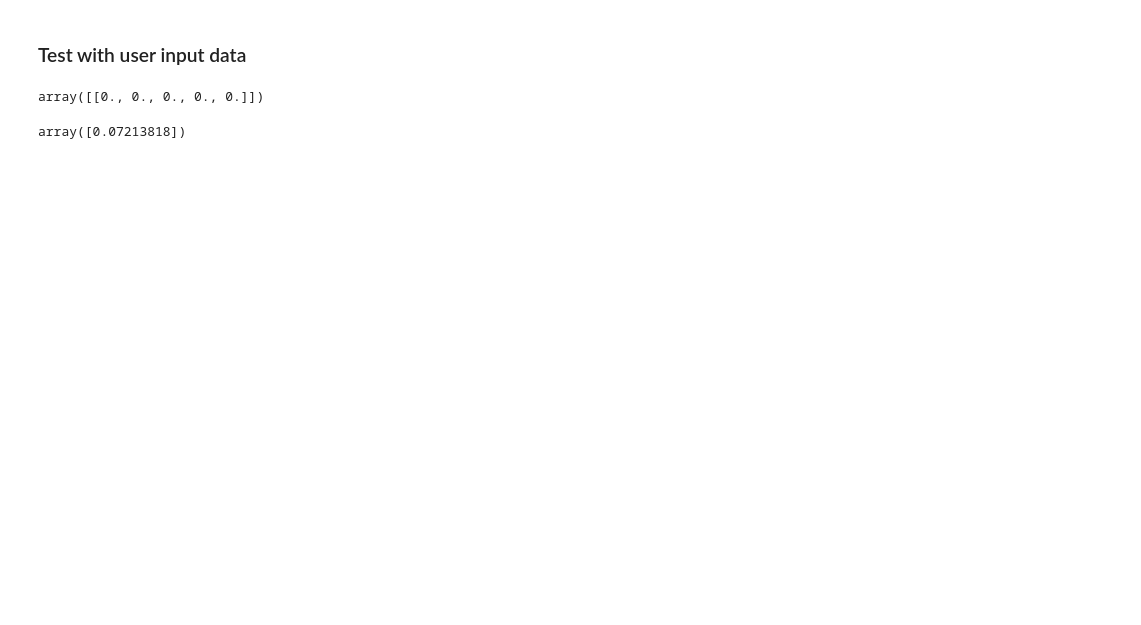
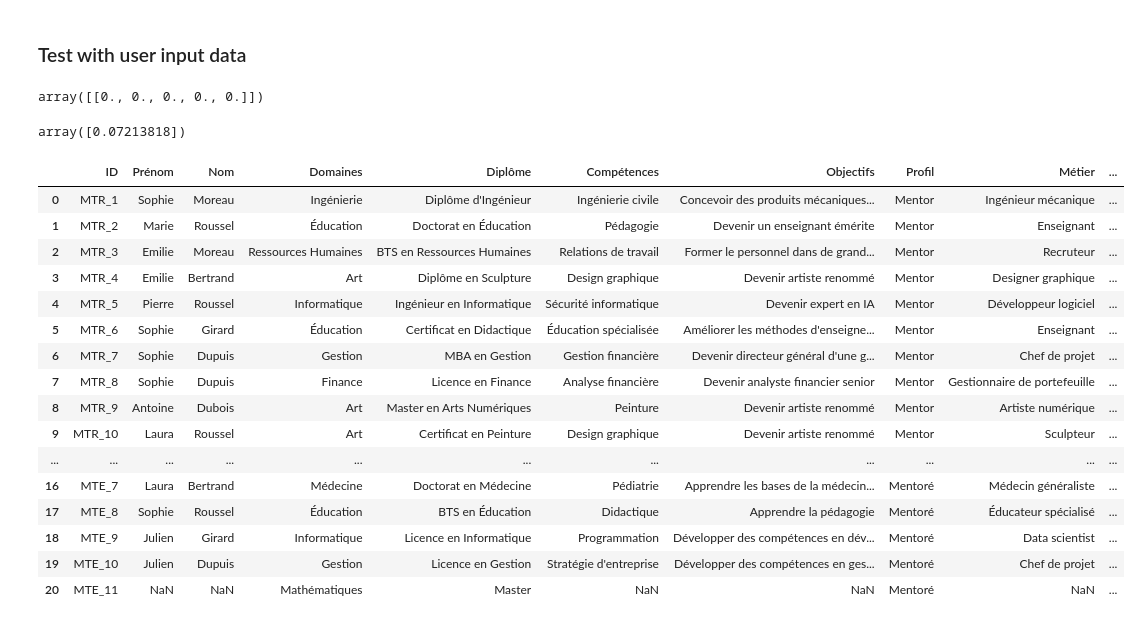
Before and after one commit to MariefloChm/Projet_intensif, a Jupyter notebook: generate_data.ipynb, the cells around one changed output. Saved outputs shown, nothing was run; the diff lists cells and outputs as text; code cells hidden in the pictures; blank space fills up the shorter version.

```diff
--- a/generate_data.ipynb
+++ b/generate_data.ipynb
@@ -520,15 +539,15 @@ array([0.10481523, 0.10318099, 0.11339316, ..., 0.10916392, 0.08958906,
 # %% [markdown]
 #### Useful functions
 # %%
-from matplotlib import axis
-def process_data(user_inp_df, method="OrdEncoding"):
-    oh =OrdinalEncoder()
+
+def process_data(user_inp_df):
+    oh =OneHotEncoder(sparse=True)
     x_encoded = oh.fit_transform(user_inp_df)
-    return x_encoded
-def get_user_input():
-    feat =["Domaines","Diplôme","Compétences","Objectifs","Métier"]
+    return x_encoded, oh
+
+def get_user_input(feat =["Domaines","Diplôme","Compétences","Objectifs","Métier"]):
     user_input = {k:[input(f"Please Enter {k}")] for  k in feat}
-    return process_data(pd.DataFrame(user_input))
+    return pd.DataFrame(user_input)
 # %%
 def fit_model(x, y, model_name="rF"):
     algo_dict ={"rF":RandomForestRegressor(),"gRb":GradientBoostingRegressor(),"lr":LinearRegression()}
@@ -583,3 +591,38 @@ array([[0., 0., 0., 0., 0.]])
 model.predict(user_input_df)
 # %% [output]
 array([0.07213818])
+# %%
+current_feat =["Domaines","Diplôme","Profil"]
+# %%
+
+def add_new_mentee_data(raw_df, feat):
+    new_mentee_data =  get_user_input(feat=feat)
+    # new_mentee_data.index[-1]= new_mentee_data.index[-1]+1
+    id_number  = int(raw_df.query("Profil=='Mentoré'")["ID"].iloc[-1].split("_")[1])+1
+    new_mentee_data["ID"]=["MTE_"+str(id_number)]
+    # new_mentee_data.reset_index(drop=True, inplace=True)
+    res_df =pd.concat([raw_df,new_mentee_data], axis=0)
+    res_df.reset_index(inplace=True, drop=True)
+    return res_df
+# %%
+updated_df = add_new_mentee_data(df,feat=current_feat)
+# %%
+updated_df
+# %% [output]
+|  | ID | Prénom | Nom | Domaines | Diplôme | Compétences | Objectifs | Profil | Métier | ... |
+| 0 | MTR_1 | Sophie | Moreau | Ingénierie | Diplôme d'Ingénieur | Ingénierie civile | Concevoir des produits mécaniques... | Mentor | Ingénieur mécanique | ... |
+| 1 | MTR_2 | Marie | Roussel | Éducation | Doctorat en Éducation | Pédagogie | Devenir un enseignant émérite | Mentor | Enseignant | ... |
+| 2 | MTR_3 | Emilie | Moreau | Ressources Humaines | BTS en Ressources Humaines | Relations de travail | Former le personnel dans de grand... | Mentor | Recruteur | ... |
+| 3 | MTR_4 | Emilie | Bertrand | Art | Diplôme en Sculpture | Design graphique | Devenir artiste renommé | Mentor | Designer graphique | ... |
+| 4 | MTR_5 | Pierre | Roussel | Informatique | Ingénieur en Informatique | Sécurité informatique | Devenir expert en IA | Mentor | Développeur logiciel | ... |
+| 5 | MTR_6 | Sophie | Girard | Éducation | Certificat en Didactique | Éducation spécialisée | Améliorer les méthodes d'enseigne... | Mentor | Enseignant | ... |
+| 6 | MTR_7 | Sophie | Dupuis | Gestion | MBA en Gestion | Gestion financière | Devenir directeur général d'une g... | Mentor | Chef de projet | ... |
+| 7 | MTR_8 | Sophie | Dupuis | Finance | Licence en Finance | Analyse financière | Devenir analyste financier senior | Mentor | Gestionnaire de portefeuille | ... |
+| 8 | MTR_9 | Antoine | Dubois | Art | Master en Arts Numériques | Peinture | Devenir artiste renommé | Mentor | Artiste numérique | ... |
+| 9 | MTR_10 | Laura | Roussel | Art | Certificat en Peinture | Design graphique | Devenir artiste renommé | Mentor | Sculpteur | ... |
+| ... | ... | ... | ... | ... | ... | ... | ... | ... | ... | ... |
+| 16 | MTE_7 | Laura | Bertrand | Médecine | Doctorat en Médecine | Pédiatrie | Apprendre les bases de la médecin... | Mentoré | Médecin généraliste | ... |
+| 17 | MTE_8 | Sophie | Roussel | Éducation | BTS en Éducation | Didactique | Apprendre la pédagogie | Mentoré | Éducateur spécialisé | ... |
+| 18 | MTE_9 | Julien | Girard | Informatique | Licence en Informatique | Programmation | Développer des compétences en dév... | Mentoré | Data scientist | ... |
+| 19 | MTE_10 | Julien | Dupuis | Gestion | Licence en Gestion | Stratégie d'entreprise | Développer des compétences en ges... | Mentoré | Chef de projet | ... |
+| 20 | MTE_11 | NaN | NaN | Mathématiques | Master | NaN | NaN | Mentoré | NaN | ... |
```
Also changed, not shown: parts of 32 cells of this notebook, 2 other files.
